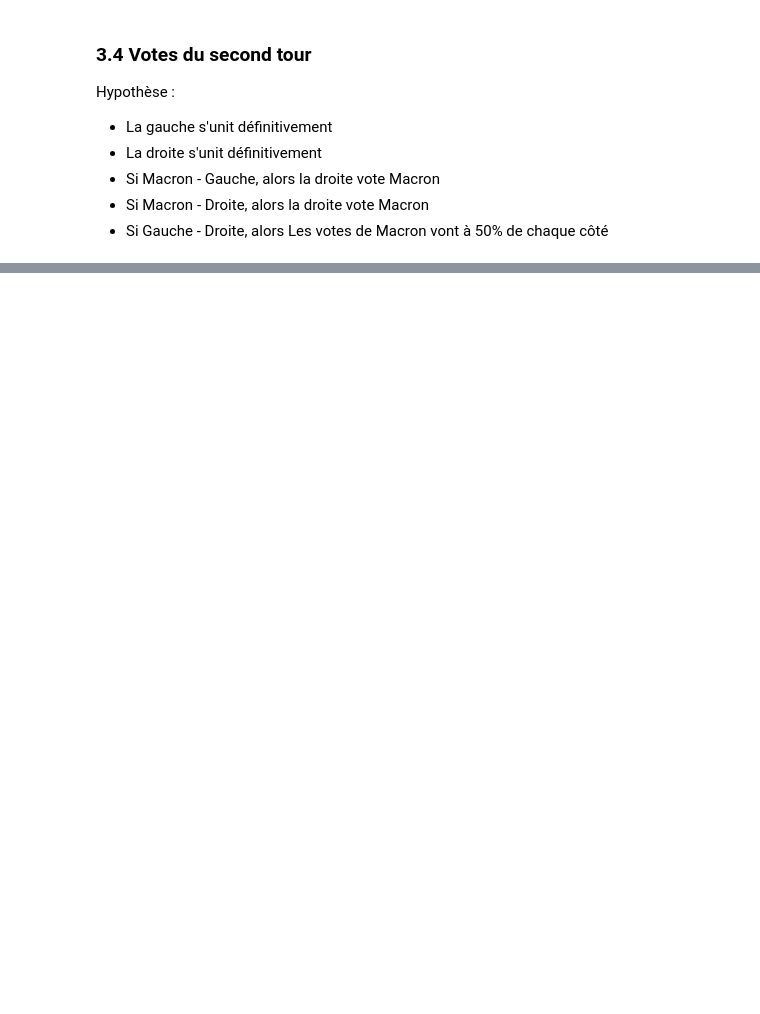
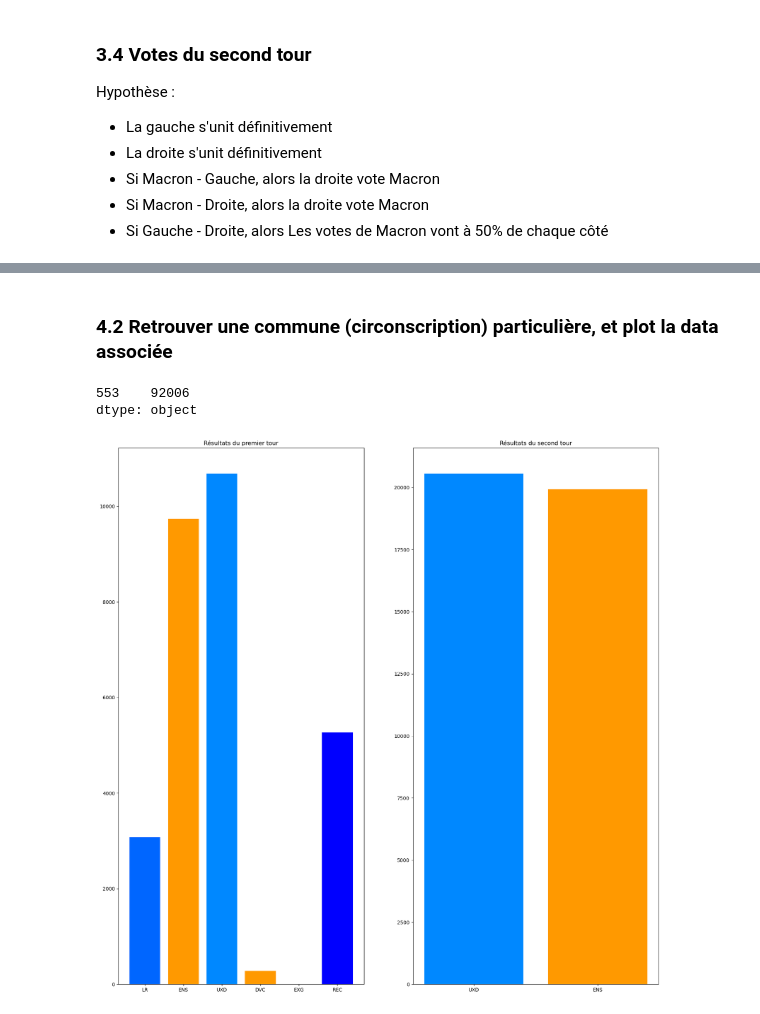
Before and after one commit to tomasoignons/legislatives-2024, a Jupyter notebook: python-analysis/legislatives_2024.ipynb, the cells around one changed output, grey strips where cells are left out. Cells and saved outputs as stored; diff of their text form; code cells hidden in the pictures; blank space fills up the shorter version.

```diff
--- a/python-analysis/legislatives_2024.ipynb
+++ b/python-analysis/legislatives_2024.ipynb
@@ -90,7 +92,7 @@ df_euro = pd.read_excel('../data/europeennes_circ.xlsx')
 # %%
 # Identify the candidate that lost
 df['win_party'] = df.apply(lambda row: row["Nuance_2"] if row['Siege_1'] != 'Elu' else row["Nuance_1"], axis=1)
-
+df_leg_1["Code de la circonscription"] = df_leg_1["Code de la circonscription"].astype(str).str.zfill(2)
 print(df["win_party"].value_counts())
 # %% [output]
 win_party
@@ -119,6 +121,7 @@ for index, row in df_euro.iterrows():
             win_party = row[f"Libellé abrégé de liste {i}"]
     df_euro.loc[index, "win_party"] = win_party
 print(df_euro["win_party"].value_counts())
+df_euro["Code circonscription législative"] = df_euro["Code circonscription législative"].astype(str).str.zfill(4)
 # %% [output]
 win_party
 La FRANCE REVIENT                                                          457
@@ -445,28 +443,0 @@ TABLEAU_DES_REPORTS = {
-# %%
-import numpy as np
-# Reset the votes :
-df_candidats_second["Voix 1"] = 0
-df_candidats_second["Voix 2"] = 0
-
-for index, row in df_candidats_second.iterrows():
-    # Get the 2 parties
-    parti_1 = row["Parti 1"]
-    parti_2 = row["Parti 2"]
-
-    # Get the initial votes of the candidates
-    row_candidate = df_candidats.loc[(df_candidats["Libellé du département"] == row["Libellé du département"]) & (df_candidats["Libellé de la circonscription"] == row["Libellé de la circonscription"])]
-    unique_values = set(ALLIANCES_PARTY.values())
-    for alliance in unique_values:
-        votes = row_candidate[f"Votes {alliance}"].iloc[0]
-        # Get the report for each candidate
-        report_pour_1 = TABLEAU_DES_REPORTS[parti_1][parti_2][alliance]
-        report_pour_2 = TABLEAU_DES_REPORTS[parti_2][parti_1][alliance]
-
-        # Add the votes to the DataFrame
-        df_candidats_second.at[index, f"Voix 1"] += round(votes * report_pour_1)
-        df_candidats_second.at[index, f"Voix 2"] += round(votes * report_pour_2)
-
-# Determine which candidate has the highest score
-df_candidats_second['Winner'] = np.where(df_candidats_second['Voix 1'] > df_candidats_second['Voix 2'], df_candidats_second['Parti 1'], df_candidats_second['Parti 2'])
-
-print(df_candidats_second["Winner"].value_counts())
@@ -479,0 +966,8 @@ Name: count, dtype: int64
+# %% [markdown]
+### 4.2 Retrouver une commune (circonscription) particulière, et plot la data associée
+# %%
+plot_circonscription("92200", df_candidats, df_candidats_second, df_circ_map, ALLIANCES_PARTY)
+# %% [output]
+553    92006
+dtype: object
+[figure, added]
```
Also changed, not shown: parts of 29 cells of this notebook, 2 other files.
